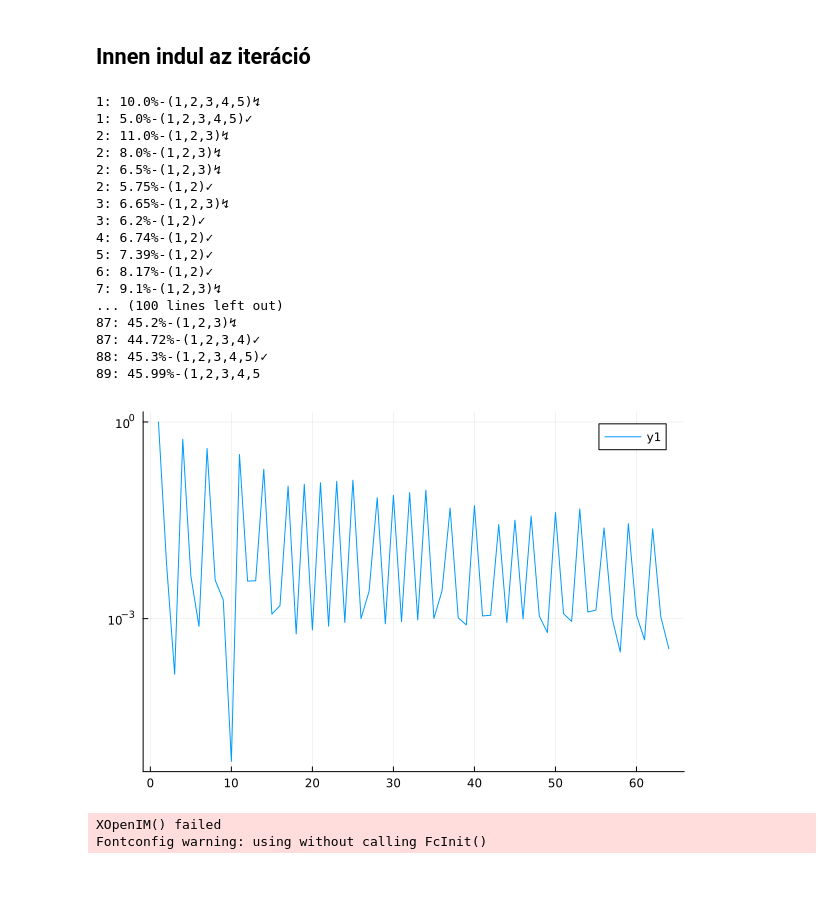
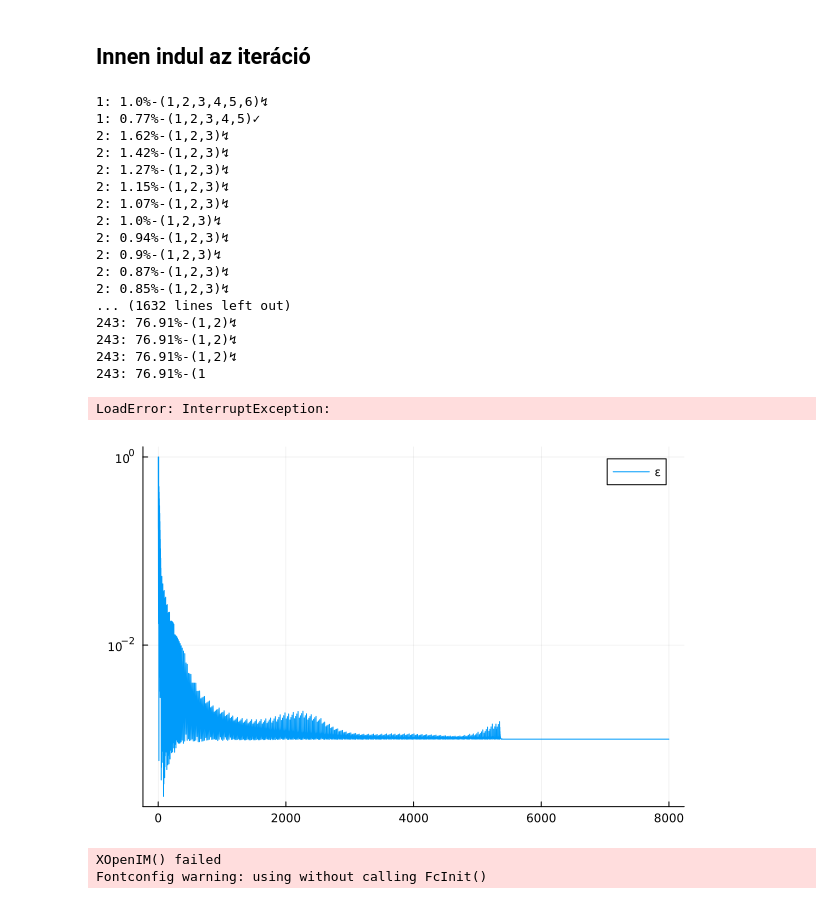
Before and after one commit to perebalazs/Oktatas, a Jupyter notebook: examples/internetre/Large-deformations_twist_energy_based_final.ipynb, the cells around one changed output. Cells and saved outputs as stored; diff of their text form; code cells hidden in the pictures.

```diff
--- a/examples/internetre/Large-deformations_twist_energy_based_final.ipynb
+++ b/examples/internetre/Large-deformations_twist_energy_based_final.ipynb
@@ -230,8 +230,9 @@ P = F * S;
 # %% [markdown]
 ## Innen indul az iteráció
 # %%
-loadSteps = 10
+loadSteps = 100
 iterationSteps = 20
+
 λ = 0.0
 Δλ = 1.0 / loadSteps
 Δλ_min = 1e-4
@@ -241,10 +242,11 @@ err_limit = 1e-3
 nstep = nothing
 ε = Float64[]
 uu = VectorField[]
+
 push!(uu, u)
+
 i = 1
 while λ < 1.0
-    #for i in 1:loadSteps
     u_old = copy(u)
     F_old = copy(F)
     C_old = copy(C)
@@ -258,10 +260,9 @@ while λ < 1.0
     print(i, ": ", round(λ_trial * 100, digits=2), "%-(")
     j = 0
     while err < 10 * err_prev && j < iterationSteps
-        #for j in 1:iterationSteps
         j += 1
         print(j)
-        sc = 10
+        sc = 100
         load = BoundaryCondition("right", fy=(x, y, z) -> -(z - 0.5) * sc * λ_trial, fz=(x, y, z) -> (y - 0.5) * sc * λ_trial)
 
         Kmat = materialTangentMatrix(prob, F=F, energy=ψ, params=p)
@@ -284,7 +285,7 @@ while λ < 1.0
         S = IIPiolaKirchhoff(ψ, C, p)
         P = F * S
 
-        err = norm(Δu.a[:, 1]) / max(norm(u.a[:, 1]), 1e-12)
+        err = norm(DoFs(Δu)[:, 1]) / max(norm(DoFs(u)[:, 1]), 1e-12)
 
         push!(ε, err)
 
@@ -312,36 +313,35 @@ while λ < 1.0
         u = copy(u_old)
         F = copy(F_old)
         C = copy(C_old)
-        Δλ *= 0.5 #(err_prev / err)^0.5
+        Δλ /= 1.3
         Δλ = clamp(Δλ, Δλ_min, Δλ_max)
-        #Δλ *= 0.5
         println(")↯")
-        #Δλ < Δλ_min && error("load step too small")
     end
 end
 println()
 # %% [output]
-1: 10.0%-(1,2,3,4,5)↯
-1: 5.0%-(1,2,3,4,5)✓
-2: 11.0%-(1,2,3)↯
-2: 8.0%-(1,2,3)↯
-2: 6.5%-(1,2,3)↯
-2: 5.75%-(1,2)✓
-3: 6.65%-(1,2,3)↯
-3: 6.2%-(1,2)✓
-4: 6.74%-(1,2)✓
-5: 7.39%-(1,2)✓
-6: 8.17%-(1,2)✓
-7: 9.1%-(1,2,3)↯
-... (100 lines left out)
-87: 45.2%-(1,2,3)↯
-87: 44.72%-(1,2,3,4)✓
-88: 45.3%-(1,2,3,4,5)✓
-89: 45.99%-(1,2,3,4,5
+1: 1.0%-(1,2,3,4,5,6)↯
+1: 0.77%-(1,2,3,4,5)✓
+2: 1.62%-(1,2,3)↯
+2: 1.42%-(1,2,3)↯
+2: 1.27%-(1,2,3)↯
+2: 1.15%-(1,2,3)↯
+2: 1.07%-(1,2,3)↯
+2: 1.0%-(1,2,3)↯
+2: 0.94%-(1,2,3)↯
+2: 0.9%-(1,2,3)↯
+2: 0.87%-(1,2,3)↯
+2: 0.85%-(1,2,3)↯
+... (1632 lines left out)
+243: 76.91%-(1,2)↯
+243: 76.91%-(1,2)↯
+243: 76.91%-(1,2)↯
+243: 76.91%-(1
+LoadError: InterruptException:
 # %%
-plot(ε, yscale=:log10)
+plot(ε, yscale=:log10, label="ε")
 # %% [output]
-[figure, old version]
+[figure, new version]
 # %%
 u = mergeFields(uu);
 # %%
```
Also changed, not shown: parts of 4 cells of this notebook, 5 other files.
